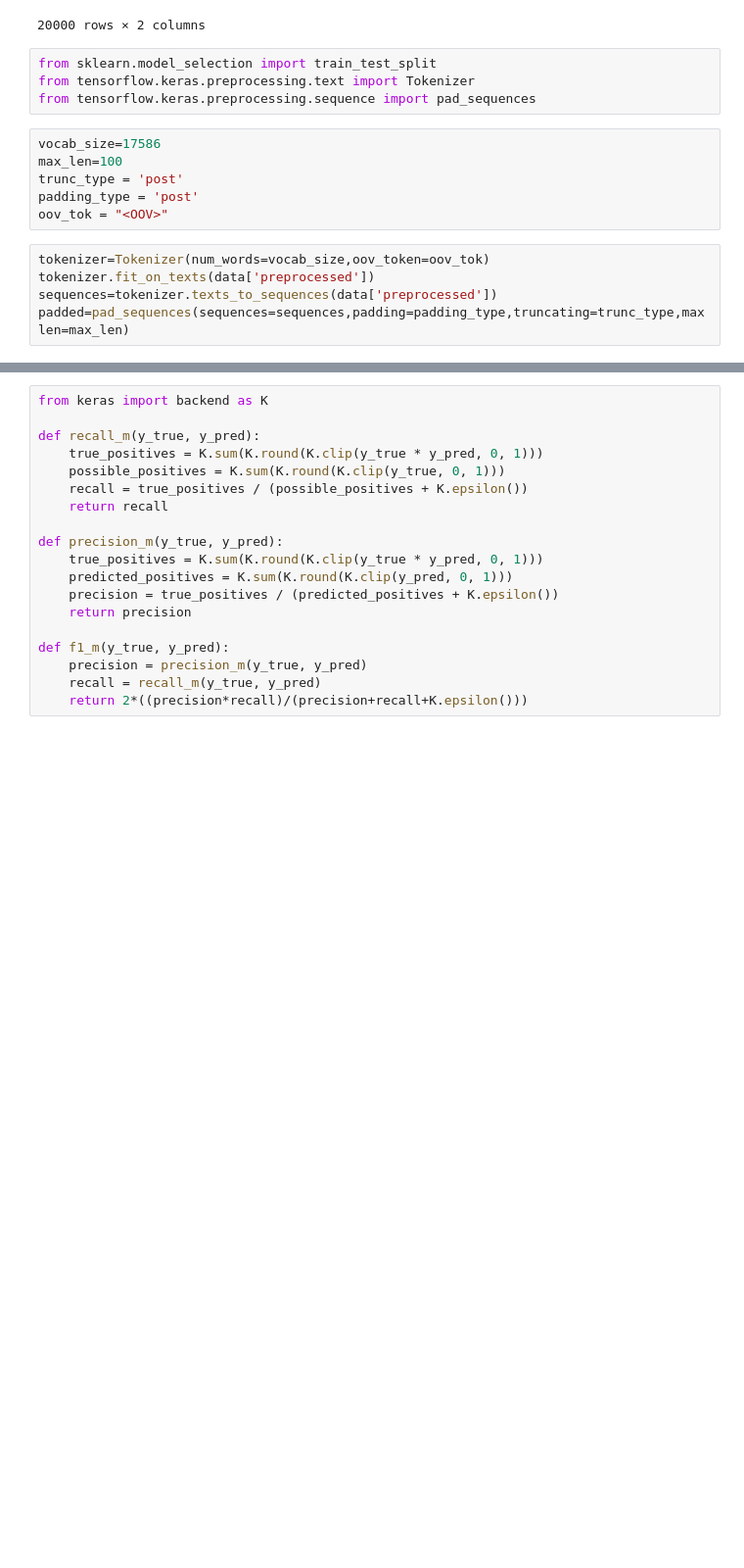
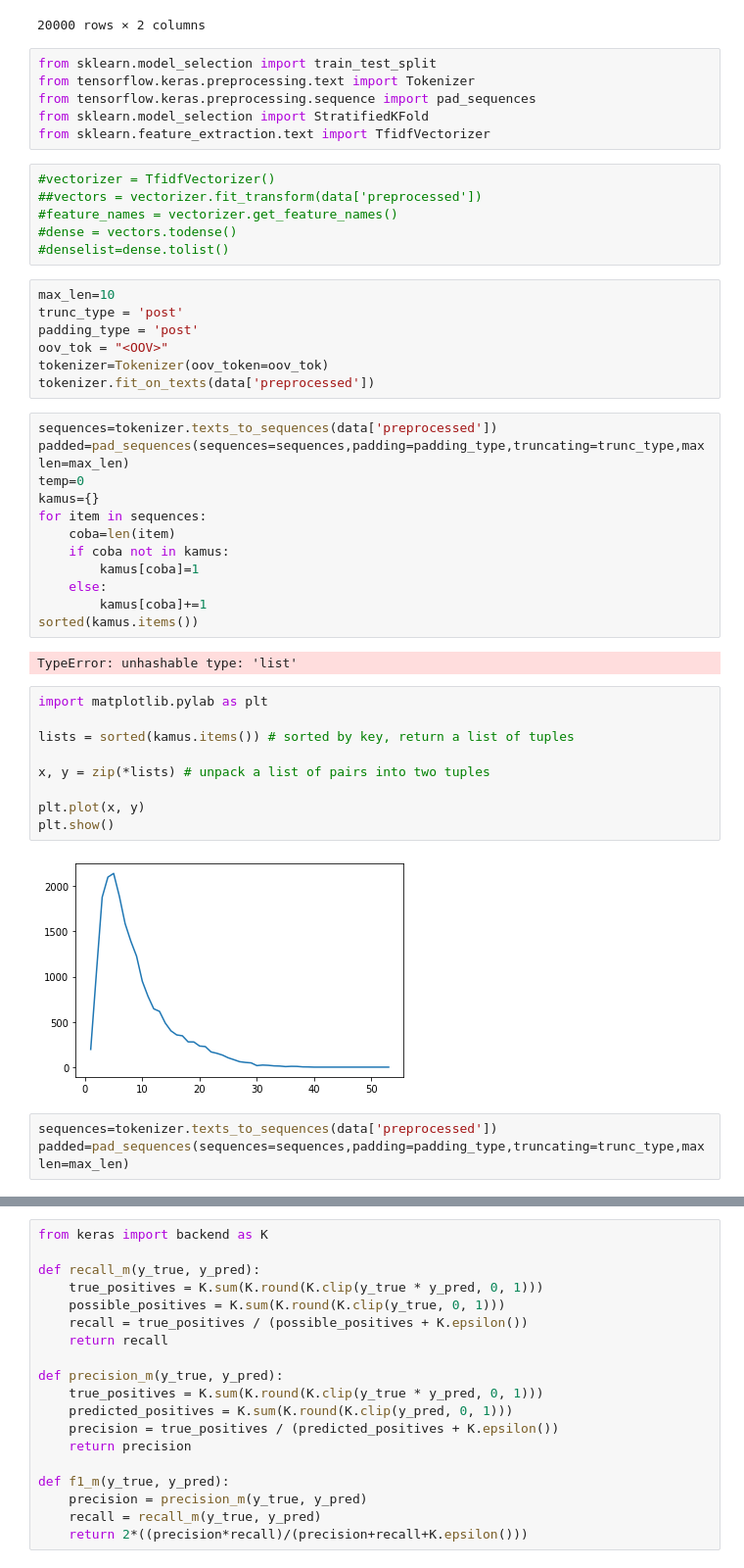
Before and after one commit to adrianuscharlie/ML-hate-speech-detection, a Jupyter notebook: Skenario Data/Skenario2/notebook.ipynb, the cells around one changed output, grey strips where cells are left out. Shown at 98% size. Saved outputs shown, nothing was run; the diff lists cells and outputs as text; blank space fills up the shorter version.

```diff
--- a/Skenario Data/Skenario2/notebook.ipynb
+++ b/Skenario Data/Skenario2/notebook.ipynb
@@ -65,15 +64,47 @@ See the caveats in the documentation: https://pandas.pydata.org/pandas-docs/stab
 from sklearn.model_selection import train_test_split
 from tensorflow.keras.preprocessing.text import Tokenizer
 from tensorflow.keras.preprocessing.sequence import pad_sequences
+from sklearn.model_selection import StratifiedKFold
+from sklearn.feature_extraction.text import TfidfVectorizer
+# %%
+#vectorizer = TfidfVectorizer()
+##vectors = vectorizer.fit_transform(data['preprocessed'])
+#feature_names = vectorizer.get_feature_names()
+#dense = vectors.todense()
+#denselist=dense.tolist()
 # %%
-vocab_size=17586
-max_len=100
+max_len=10
 trunc_type = 'post'
 padding_type = 'post'
 oov_tok = "<OOV>"
+tokenizer=Tokenizer(oov_token=oov_tok)
+tokenizer.fit_on_texts(data['preprocessed'])
+# %%
+sequences=tokenizer.texts_to_sequences(data['preprocessed'])
+padded=pad_sequences(sequences=sequences,padding=padding_type,truncating=trunc_type,maxlen=max_len)
+temp=0
+kamus={}
+for item in sequences:
+    coba=len(item)
+    if coba not in kamus:
+        kamus[coba]=1
+    else:
+        kamus[coba]+=1
+sorted(kamus.items())
+# %% [output]
+TypeError: unhashable type: 'list'
+# %%
+import matplotlib.pylab as plt
+
+lists = sorted(kamus.items()) # sorted by key, return a list of tuples
+
+x, y = zip(*lists) # unpack a list of pairs into two tuples
+
+plt.plot(x, y)
+plt.show()
+# %% [output]
+[figure, added]
 # %%
-tokenizer=Tokenizer(num_words=vocab_size,oov_token=oov_tok)
-tokenizer.fit_on_texts(data['preprocessed'])
 sequences=tokenizer.texts_to_sequences(data['preprocessed'])
 padded=pad_sequences(sequences=sequences,padding=padding_type,truncating=trunc_type,maxlen=max_len)
 # %%
```
Also changed, not shown: parts of 20 cells of this notebook, 18 other files.
